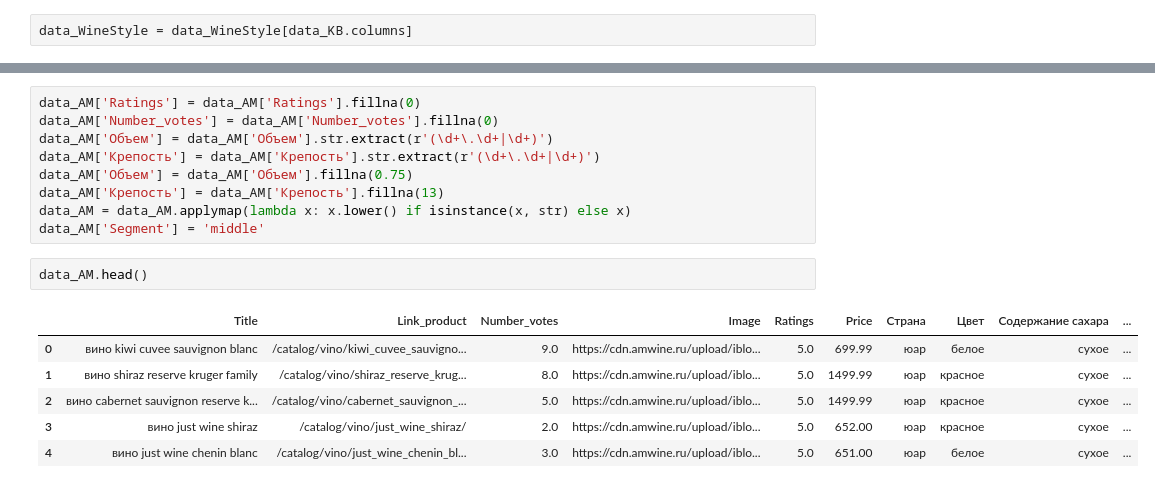
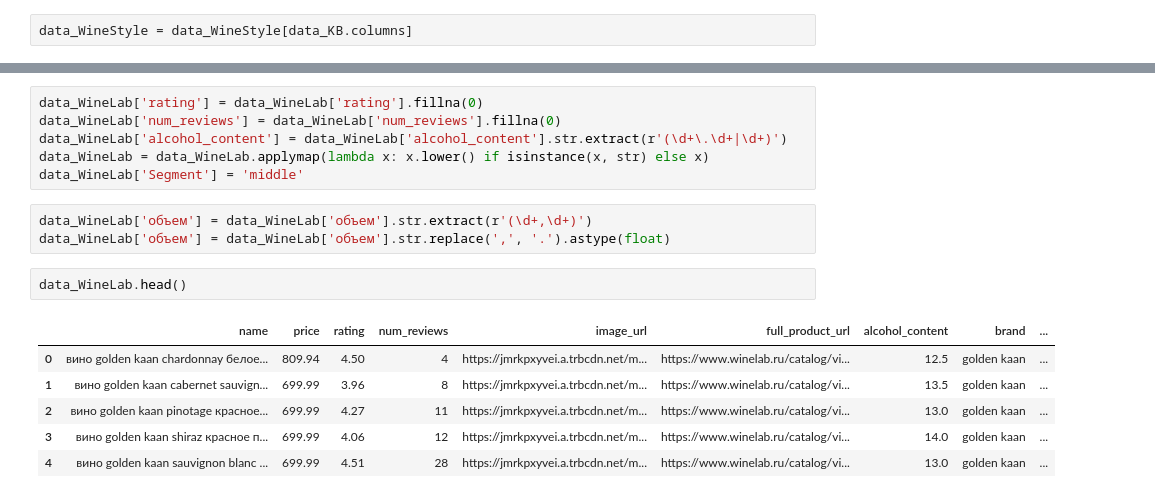
Before and after one commit to SergeyHSE/MarketingResearch.github.io, a Jupyter notebook: Preprocessing.ipynb, the cells around one changed output, grey strips where cells are left out. Cells and saved outputs as stored; diff of their text form.

```diff
--- a/Preprocessing.ipynb
+++ b/Preprocessing.ipynb
@@ -586,18 +721,18 @@ data_AM.head()
 # %%
-data_AM['Ratings'] = data_AM['Ratings'].fillna(0)
-data_AM['Number_votes'] = data_AM['Number_votes'].fillna(0)
-data_AM['Объем'] = data_AM['Объем'].str.extract(r'(\d+\.\d+|\d+)')
-data_AM['Крепость'] = data_AM['Крепость'].str.extract(r'(\d+\.\d+|\d+)')
-data_AM['Объем'] = data_AM['Объем'].fillna(0.75)
-data_AM['Крепость'] = data_AM['Крепость'].fillna(13)
-data_AM = data_AM.applymap(lambda x: x.lower() if isinstance(x, str) else x)
-data_AM['Segment'] = 'middle'
+data_WineLab['rating'] = data_WineLab['rating'].fillna(0)
+data_WineLab['num_reviews'] = data_WineLab['num_reviews'].fillna(0)
+data_WineLab['alcohol_content'] = data_WineLab['alcohol_content'].str.extract(r'(\d+\.\d+|\d+)')
+data_WineLab = data_WineLab.applymap(lambda x: x.lower() if isinstance(x, str) else x)
+data_WineLab['Segment'] = 'middle'
+# %%
+data_WineLab['объем'] = data_WineLab['объем'].str.extract(r'(\d+,\d+)')
+data_WineLab['объем'] = data_WineLab['объем'].str.replace(',', '.').astype(float)
 # %%
-data_AM.head()
+data_WineLab.head()
 # %% [output]
-|  | Title | Link_product | Number_votes | Image | Ratings | Price | Страна | Цвет | Содержание сахара | ... |
-| 0 | вино kiwi cuvee sauvignon blanc | /catalog/vino/kiwi_cuvee_sauvigno... | 9.0 | https://cdn.amwine.ru/upload/iblo... | 5.0 | 699.99 | юар | белое | сухое | ... |
-| 1 | вино shiraz reserve kruger family | /catalog/vino/shiraz_reserve_krug... | 8.0 | https://cdn.amwine.ru/upload/iblo... | 5.0 | 1499.99 | юар | красное | сухое | ... |
-| 2 | вино cabernet sauvignon reserve k... | /catalog/vino/cabernet_sauvignon_... | 5.0 | https://cdn.amwine.ru/upload/iblo... | 5.0 | 1499.99 | юар | красное | сухое | ... |
-| 3 | вино just wine shiraz | /catalog/vino/just_wine_shiraz/ | 2.0 | https://cdn.amwine.ru/upload/iblo... | 5.0 | 652.00 | юар | красное | сухое | ... |
-| 4 | вино just wine chenin blanc | /catalog/vino/just_wine_chenin_bl... | 3.0 | https://cdn.amwine.ru/upload/iblo... | 5.0 | 651.00 | юар | белое | сухое | ... |
+|  | name | price | rating | num_reviews | image_url | full_product_url | alcohol_content | brand | ... |
+| 0 | вино golden kaan chardonnay белое... | 809.94 | 4.50 | 4 | https://jmrkpxyvei.a.trbcdn.net/m... | https://www.winelab.ru/catalog/vi... | 12.5 | golden kaan | ... |
+| 1 | вино golden kaan cabernet sauvign... | 699.99 | 3.96 | 8 | https://jmrkpxyvei.a.trbcdn.net/m... | https://www.winelab.ru/catalog/vi... | 13.5 | golden kaan | ... |
+| 2 | вино golden kaan pinotage красное... | 699.99 | 4.27 | 11 | https://jmrkpxyvei.a.trbcdn.net/m... | https://www.winelab.ru/catalog/vi... | 13.0 | golden kaan | ... |
+| 3 | вино golden kaan shiraz красное п... | 699.99 | 4.06 | 12 | https://jmrkpxyvei.a.trbcdn.net/m... | https://www.winelab.ru/catalog/vi... | 14.0 | golden kaan | ... |
+| 4 | вино golden kaan sauvignon blanc ... | 699.99 | 4.51 | 28 | https://jmrkpxyvei.a.trbcdn.net/m... | https://www.winelab.ru/catalog/vi... | 13.0 | golden kaan | ... |
```
Also changed, not shown: parts of 16 cells of this notebook.
